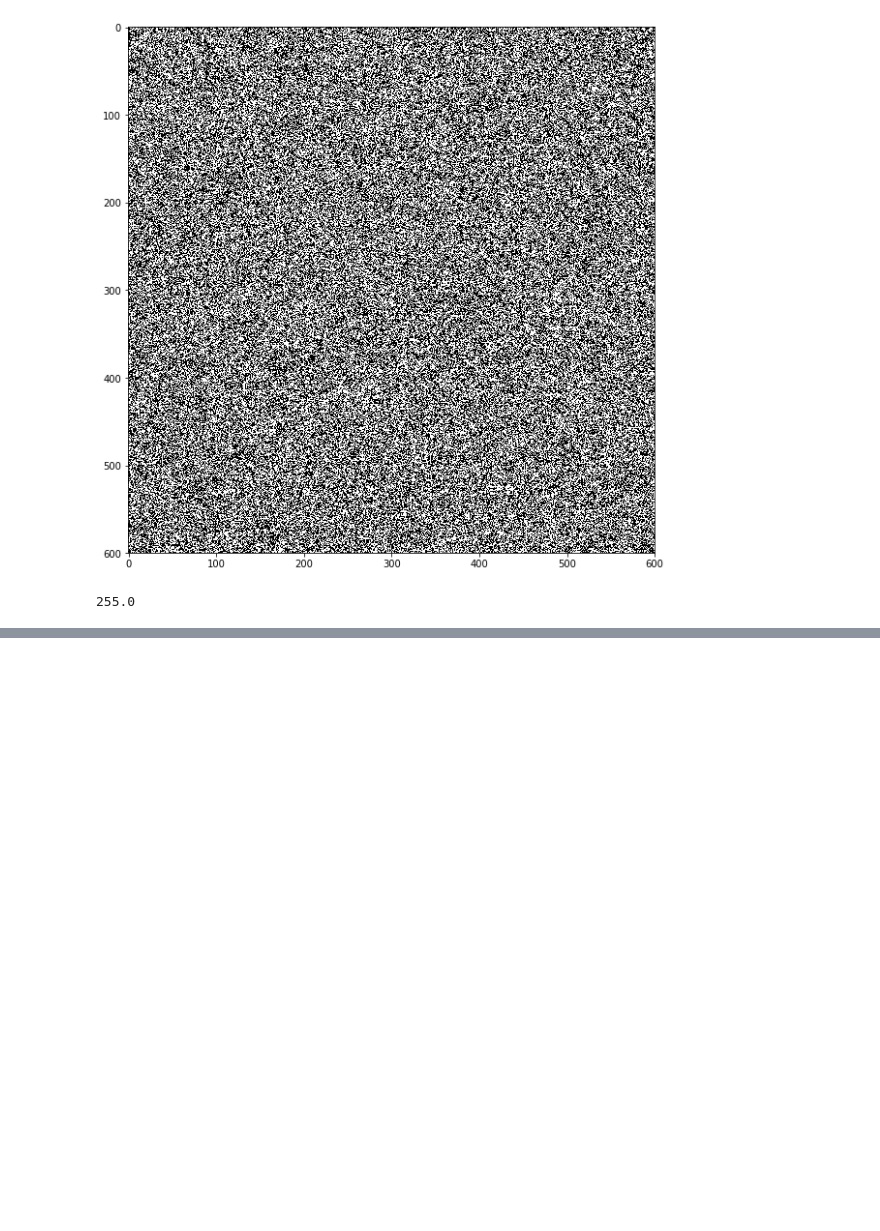
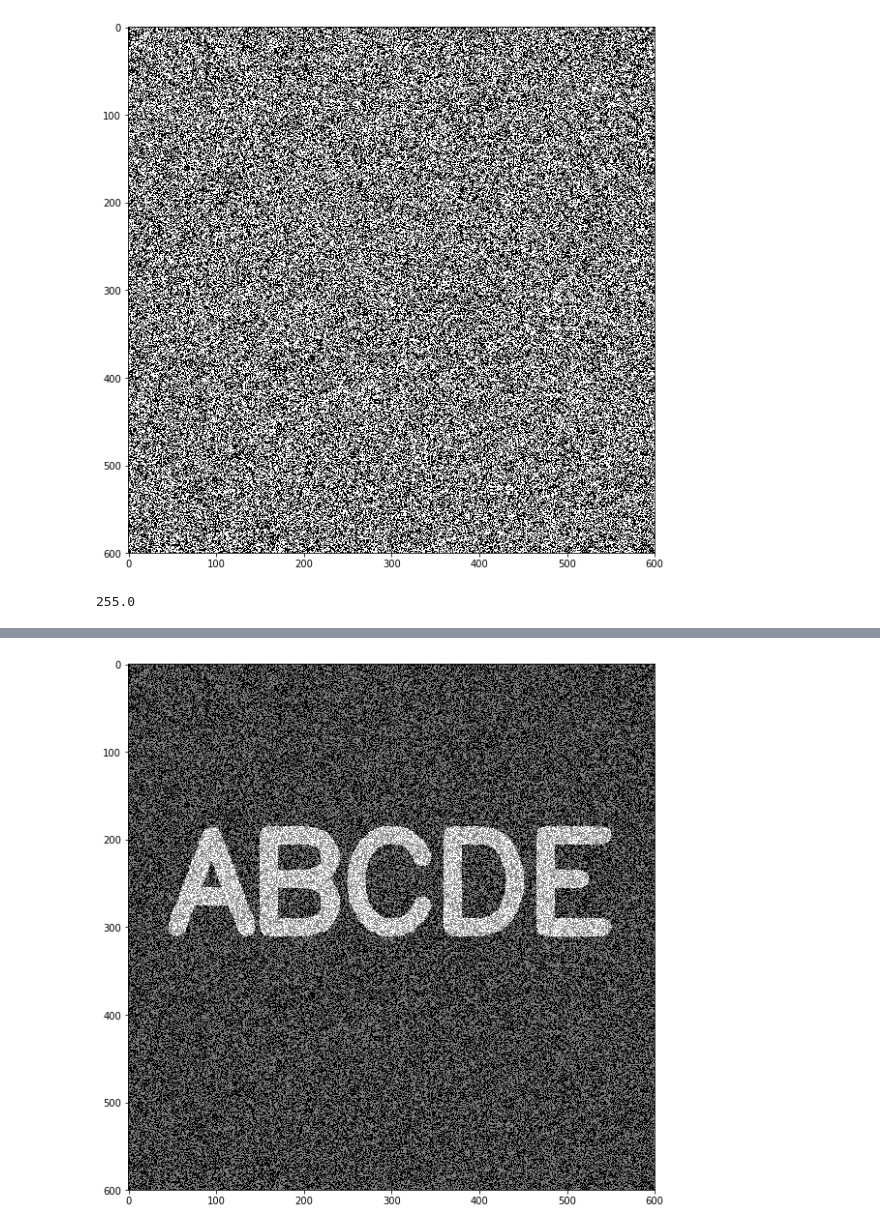
Before and after one commit to JeffLabonte/Computer_Vision_Course_Example, a Jupyter notebook: morphological_operators.ipynb, the cells around one changed output, grey strips where cells are left out. Drawn from its saved outputs; the diff is of its cells as text; code cells hidden in the pictures; blank space fills up the shorter version.

Commit message:
Create a noise image

```diff
--- a/morphological_operators.ipynb
+++ b/morphological_operators.ipynb
@@ -39,3 +39,5 @@ display_img(white_noise)
 img.max()
 # %% [output]
 255.0
+# %%
+white_noise = white_noise * 255
@@ -41,0 +48,6 @@ img.max()
+# %%
+noise_img = white_noise + img
+# %%
+display_img(noise_img)
+# %% [output]
+[figure, added]
```
Also changed, not shown: parts of 1 cell of this notebook.
